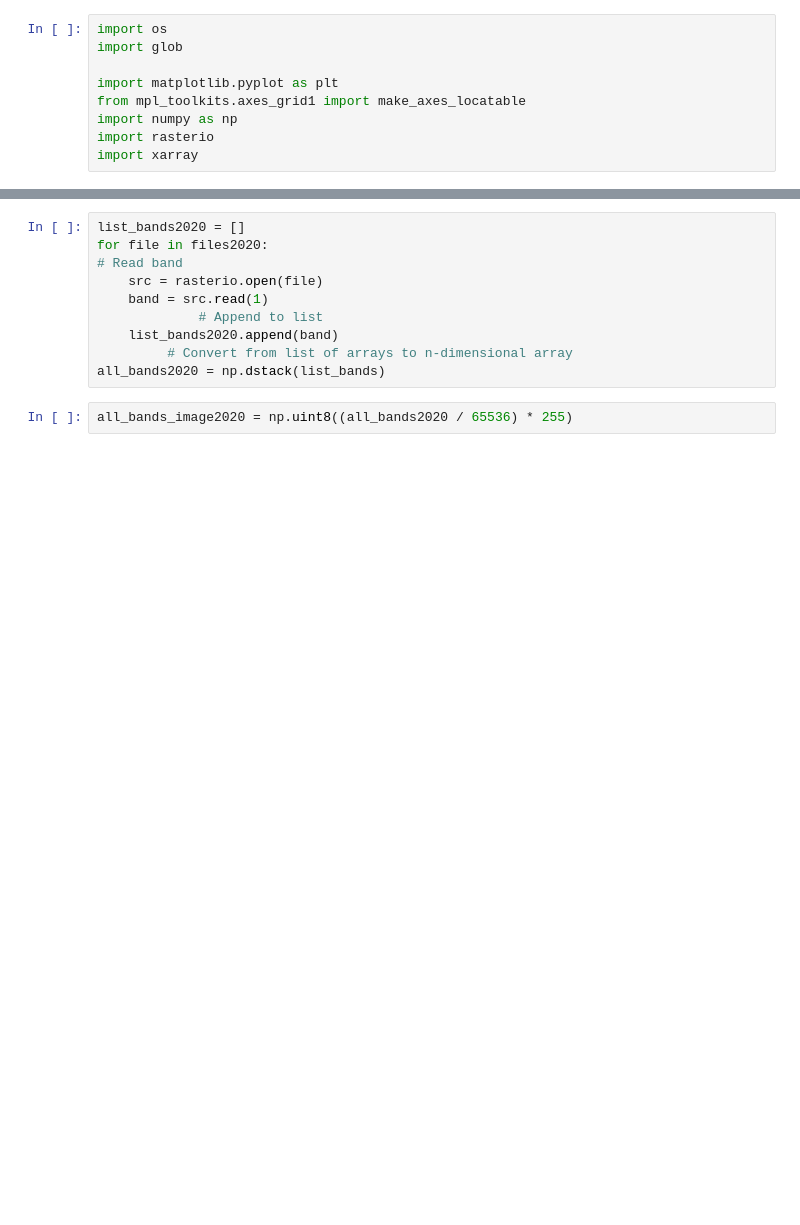
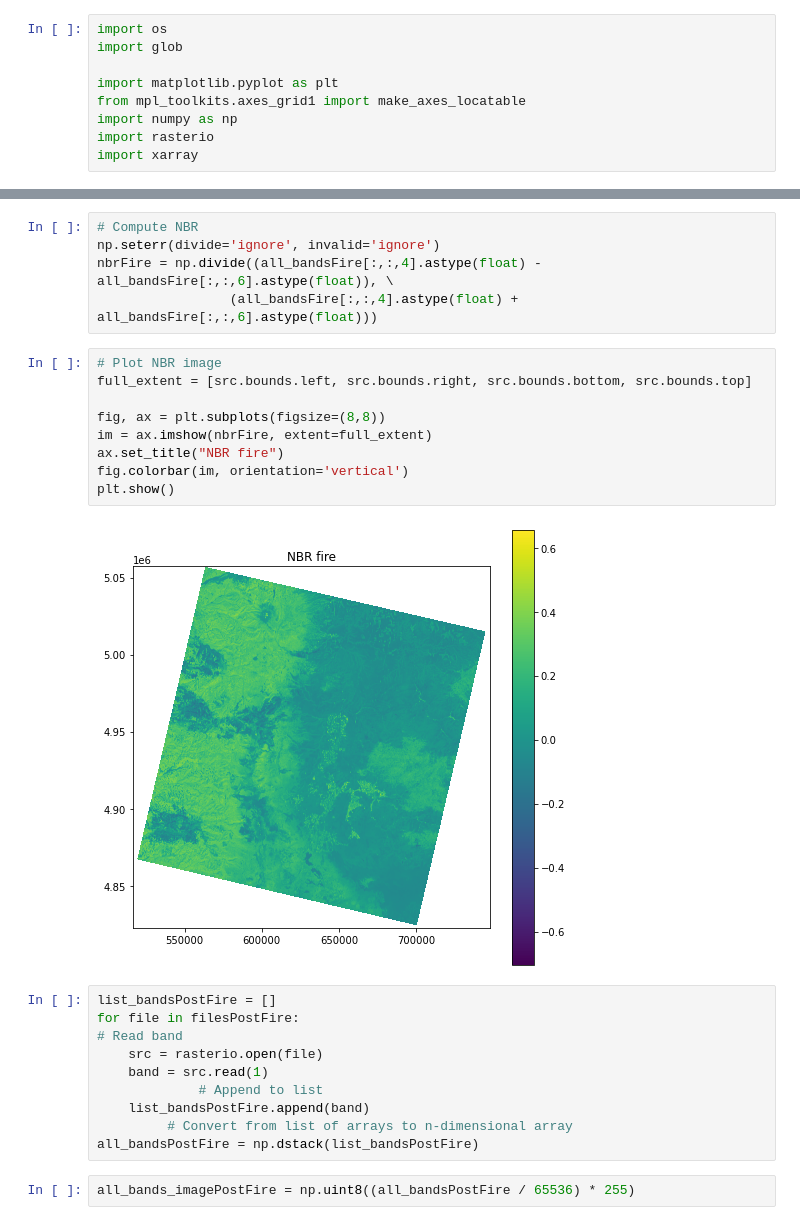
Before and after one commit to IsaiasTG/Drought-Data-Science-Project, a Jupyter notebook: FinalProject.ipynb, the cells around one changed output, grey strips where cells are left out. Saved outputs shown, nothing was run; the diff lists cells and outputs as text; blank space fills up the shorter version.

```diff
--- a/FinalProject.ipynb
+++ b/FinalProject.ipynb
@@ -64,15 +100,31 @@ plt.show()
+# %%
+# Compute NBR
+np.seterr(divide='ignore', invalid='ignore')
+nbrFire = np.divide((all_bandsFire[:,:,4].astype(float) - all_bandsFire[:,:,6].astype(float)), \
+                 (all_bandsFire[:,:,4].astype(float) + all_bandsFire[:,:,6].astype(float)))
+# %%
+# Plot NBR image
+full_extent = [src.bounds.left, src.bounds.right, src.bounds.bottom, src.bounds.top]
+
+fig, ax = plt.subplots(figsize=(8,8))
+im = ax.imshow(nbrFire, extent=full_extent)
+ax.set_title("NBR fire")
+fig.colorbar(im, orientation='vertical')
+plt.show()
+# %% [output]
+[figure, added]
 # %%
-list_bands2020 = []
-for file in files2020:
+list_bandsPostFire = []
+for file in filesPostFire:
 # Read band
     src = rasterio.open(file)
     band = src.read(1)
              # Append to list
-    list_bands2020.append(band)
+    list_bandsPostFire.append(band)
          # Convert from list of arrays to n-dimensional array
-all_bands2020 = np.dstack(list_bands)
+all_bandsPostFire = np.dstack(list_bandsPostFire)
 # %%
-all_bands_image2020 = np.uint8((all_bands2020 / 65536) * 255)
+all_bands_imagePostFire = np.uint8((all_bandsPostFire / 65536) * 255)
 # %%
 # Compute NDVI
 np.seterr(divide='ignore', invalid='ignore')
```
Also changed, not shown: parts of 15 cells of this notebook.
